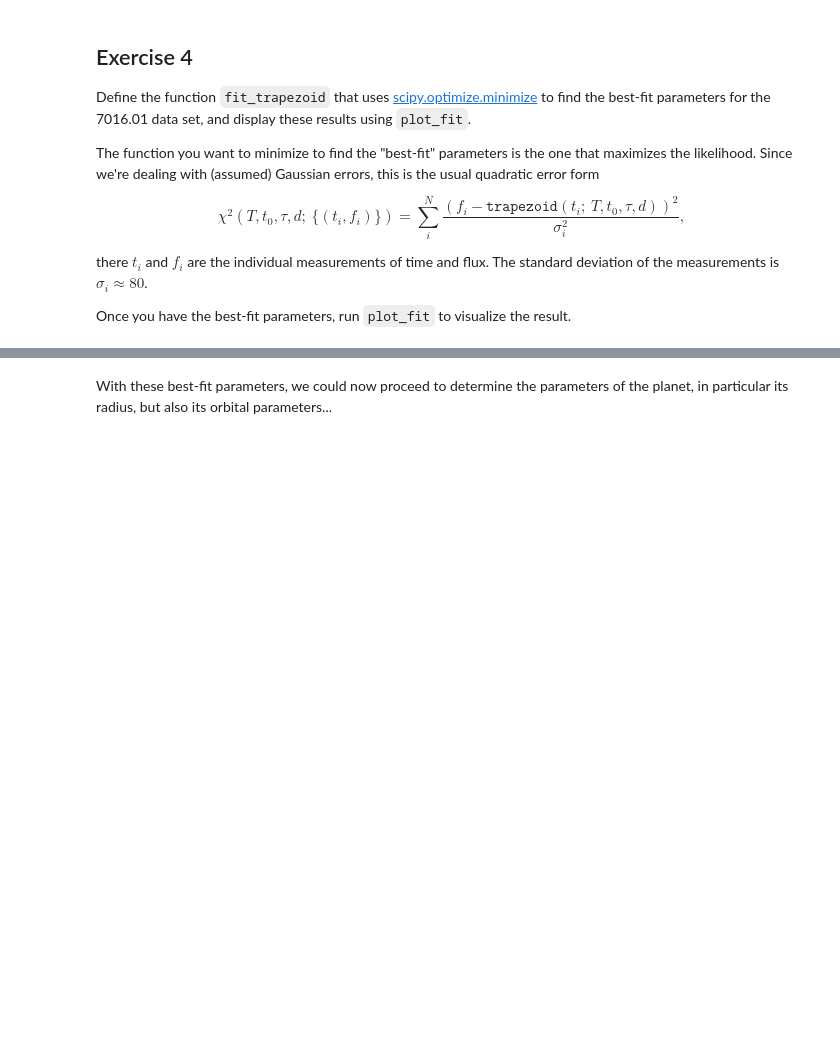
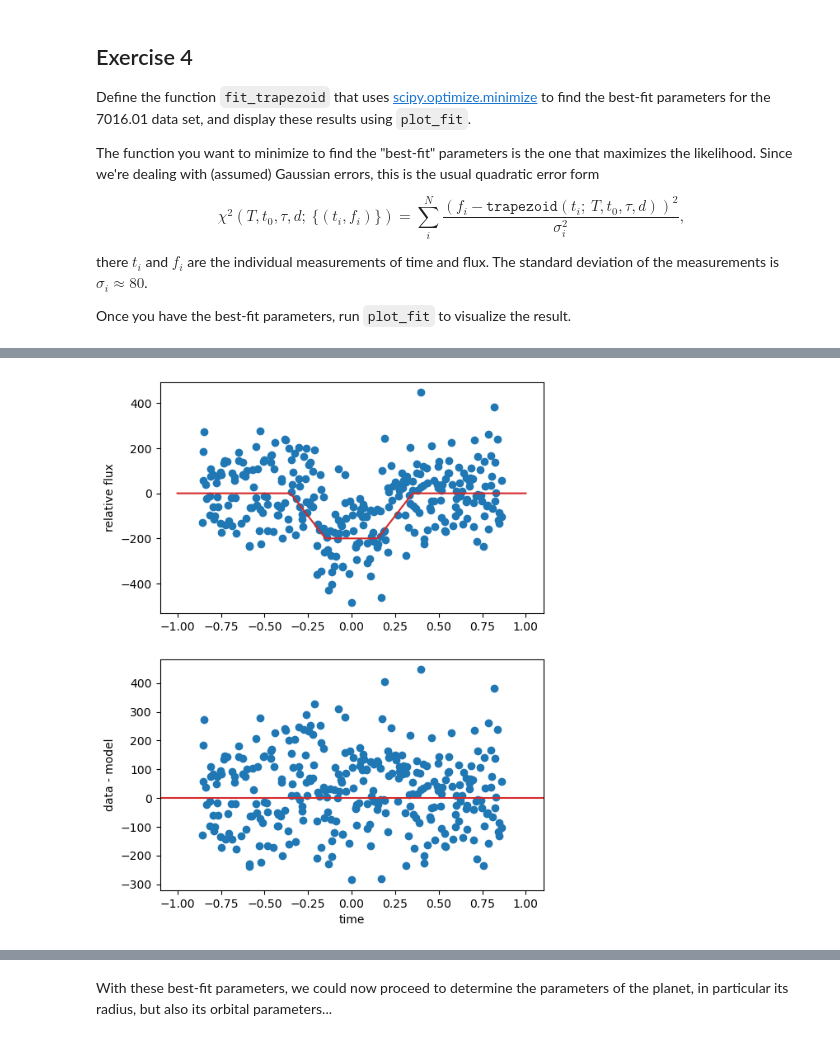
Before and after one commit to lwfixursleep/usrp2025, a Jupyter notebook: Transit.ipynb, the cells around one changed output, grey strips where cells are left out. Drawn from its saved outputs; the diff is of its cells as text; code cells hidden in the pictures; blank space fills up the shorter version.

```diff
--- a/Transit.ipynb
+++ b/Transit.ipynb
@@ -106,0 +137,24 @@ Once you have the best-fit parameters, run `plot_fit` to visualize the result.
+# %%
+def plot_fit(time, flux, params):
+
+    fig = plt.figure(figsize=(6,8))
+    ax1 = fig.add_subplot(211)
+    ax1.scatter(time, flux)
+
+    t = np.linspace(-1, 1, 100)
+    model = trapezoid(params, t)
+    ax1.plot(t, model, color='C3')
+    ax1.set_ylabel('relative flux')
+
+    ax2 = fig.add_subplot(212, sharex=ax1)
+
+    model_at_time = trapezoid(params, time)
+    ax2.scatter(time, flux - model_at_time)
+    ax2.axhline(0, color='C3')
+    ax2.set_xlabel('time')
+    ax2.set_ylabel('data - model')
+    return ax
+
+plot_fit(times, fluxes, params)
+# %% [output]
+[figure, added]
```
Also changed, not shown: parts of 3 cells of this notebook.
